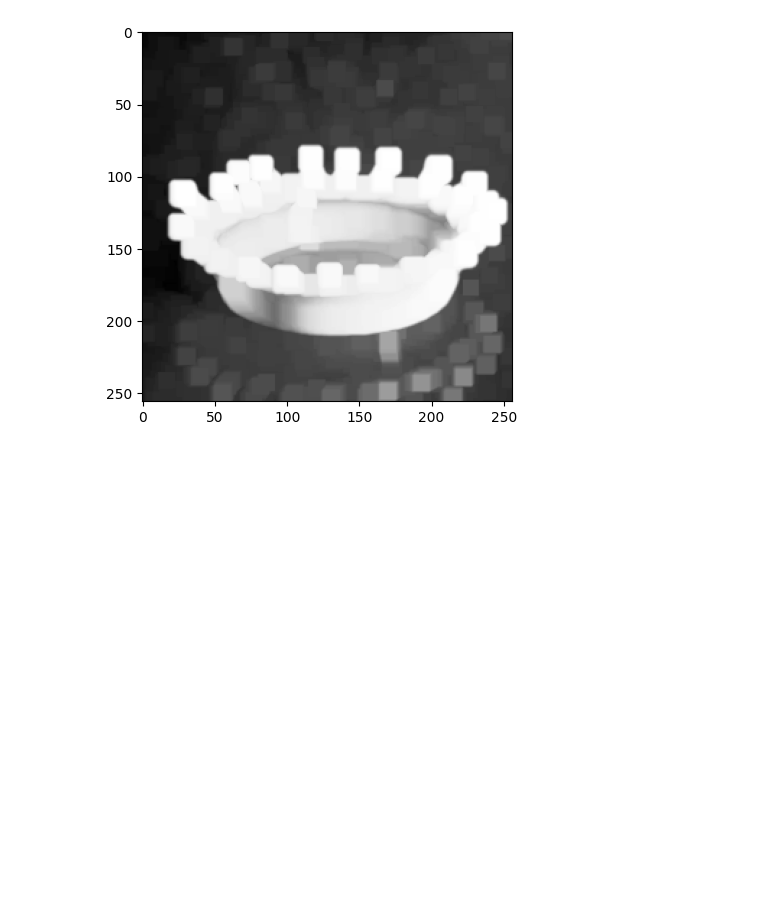
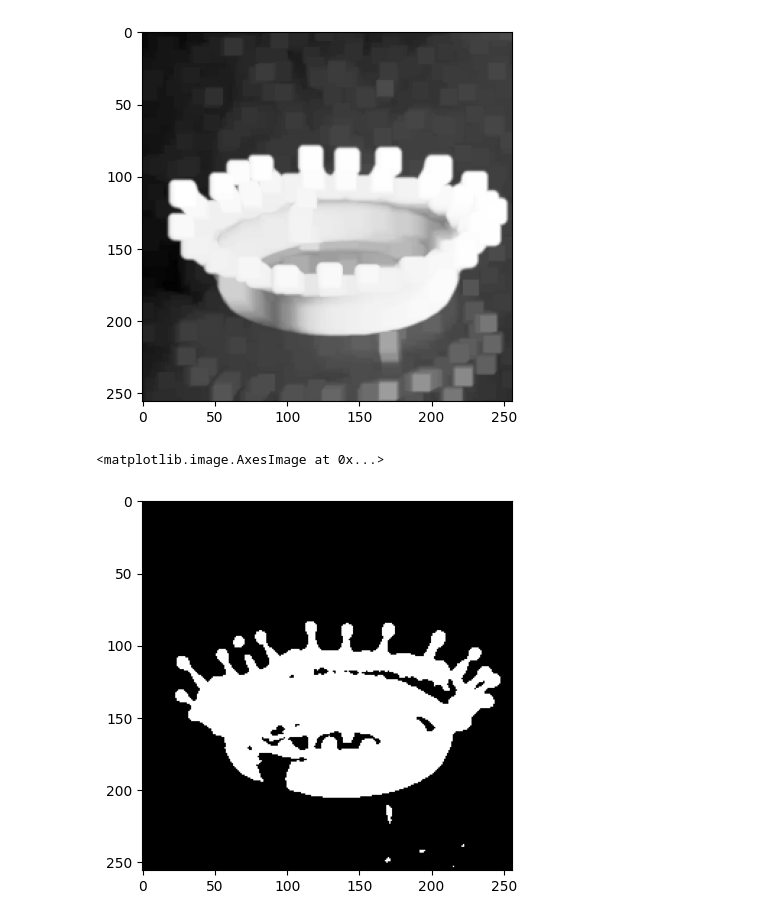
Before and after one commit to horolrolx/digital_image_processing, a Jupyter notebook: ch08/ch08-1.ipynb, the cells around one changed output. Cells and saved outputs as stored; diff of their text form; code cells hidden in the pictures; blank space fills up the shorter version.

```diff
--- a/ch08/ch08-1.ipynb
+++ b/ch08/ch08-1.ipynb
@@ -44,3 +44,17 @@ plt.imshow(dilateImg, cmap='gray')
 # %% [output]
 <matplotlib.image.AxesImage at 0x...>
 [figure]
+# %%
+gBin = np.zeros((gImg.shape[0], gImg.shape[1]), dtype= np.ubyte)
+
+threshhold = 150
+
+for h in range(gImg.shape[0]):
+    for w in range(gImg.shape[1]):
+        if gImg[h, w] > threshhold:
+            gBin[h, w] = 255
+
+plt.imshow(gBin, cmap='gray')
+# %% [output]
+<matplotlib.image.AxesImage at 0x...>
+[figure, added]
```
Also changed, not shown: parts of 3 cells of this notebook, 2 other files.
